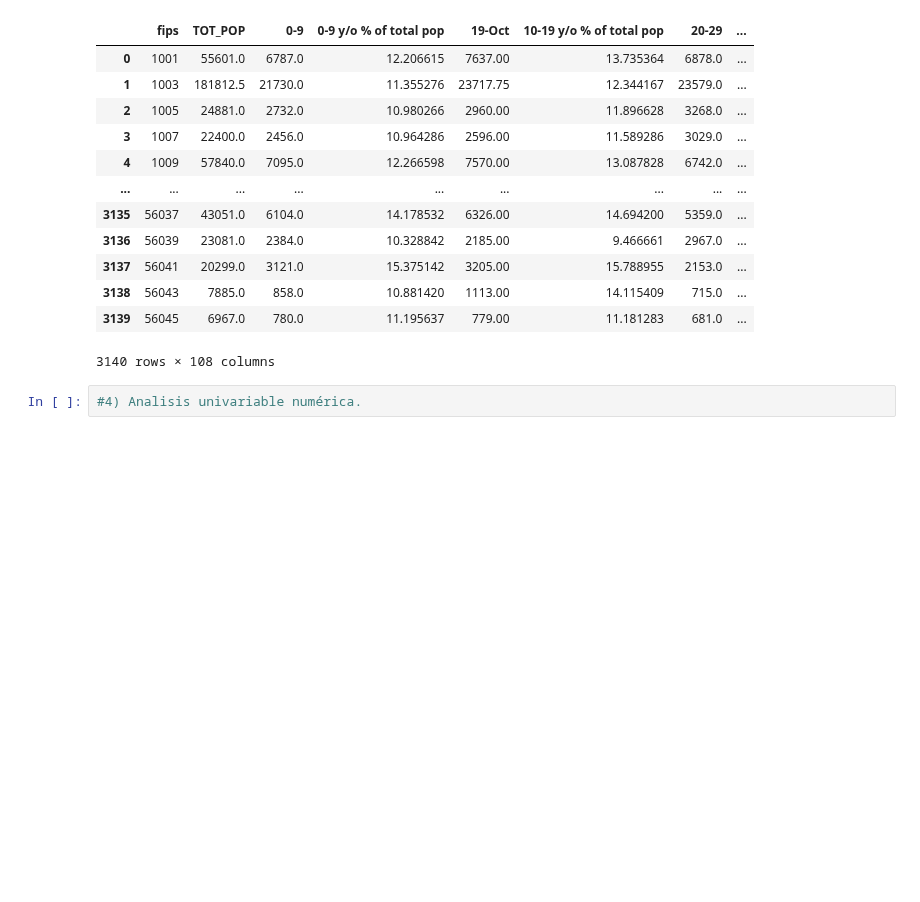
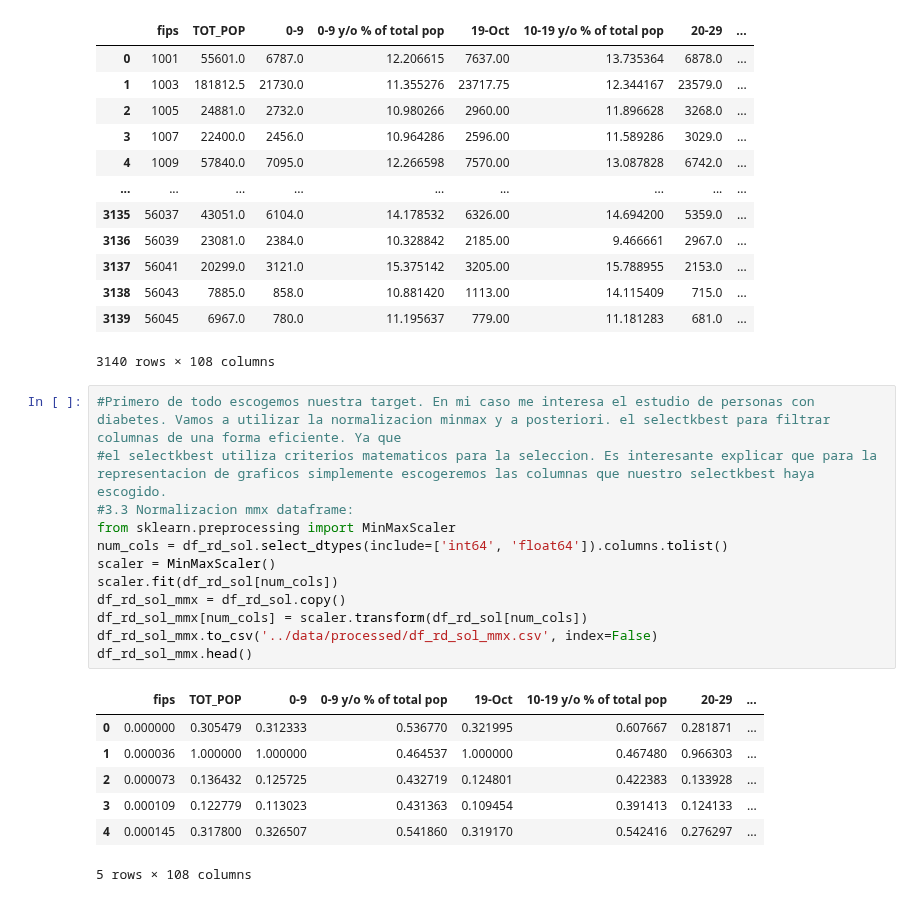
Before and after one commit to JosBerGon34/4GA.DataScience, a Jupyter notebook: src/explore.ipynb, the cells around one changed output. Drawn from its saved outputs; the diff is of its cells as text; blank space fills up the shorter version.

```diff
--- a/src/explore.ipynb
+++ b/src/explore.ipynb
@@ -199,5 +199,23 @@ LimsOlSaveJson(df_rd_sol, num_vars, '../data/processed/lims')
 | 3138 | 56043 | 7885.0 | 858.0 | 10.881420 | 1113.00 | 14.115409 | 715.0 | ... |
 | 3139 | 56045 | 6967.0 | 780.0 | 11.195637 | 779.00 | 11.181283 | 681.0 | ... |
 3140 rows × 108 columns
-# %%
-#4) Analisis univariable numérica.
+# %%
+#Primero de todo escogemos nuestra target. En mi caso me interesa el estudio de personas con diabetes. Vamos a utilizar la normalizacion minmax y a posteriori. el selectkbest para filtrar columnas de una forma eficiente. Ya que
+#el selectkbest utiliza criterios matematicos para la seleccion. Es interesante explicar que para la representacion de graficos simplemente escogeremos las columnas que nuestro selectkbest haya escogido.
+#3.3 Normalizacion mmx dataframe:
+from sklearn.preprocessing import MinMaxScaler
+num_cols = df_rd_sol.select_dtypes(include=['int64', 'float64']).columns.tolist()
+scaler = MinMaxScaler()
+scaler.fit(df_rd_sol[num_cols])
+df_rd_sol_mmx = df_rd_sol.copy()
+df_rd_sol_mmx[num_cols] = scaler.transform(df_rd_sol[num_cols])
+df_rd_sol_mmx.to_csv('../data/processed/df_rd_sol_mmx.csv', index=False)
+df_rd_sol_mmx.head()
+# %% [output]
+|  | fips | TOT_POP | 0-9 | 0-9 y/o % of total pop | 19-Oct | 10-19 y/o % of total pop | 20-29 | ... |
+| 0 | 0.000000 | 0.305479 | 0.312333 | 0.536770 | 0.321995 | 0.607667 | 0.281871 | ... |
+| 1 | 0.000036 | 1.000000 | 1.000000 | 0.464537 | 1.000000 | 0.467480 | 0.966303 | ... |
+| 2 | 0.000073 | 0.136432 | 0.125725 | 0.432719 | 0.124801 | 0.422383 | 0.133928 | ... |
+| 3 | 0.000109 | 0.122779 | 0.113023 | 0.431363 | 0.109454 | 0.391413 | 0.124133 | ... |
+| 4 | 0.000145 | 0.317800 | 0.326507 | 0.541860 | 0.319170 | 0.542416 | 0.276297 | ... |
+5 rows × 108 columns
```
Also changed, not shown: parts of 2 cells of this notebook, 3 other files.
